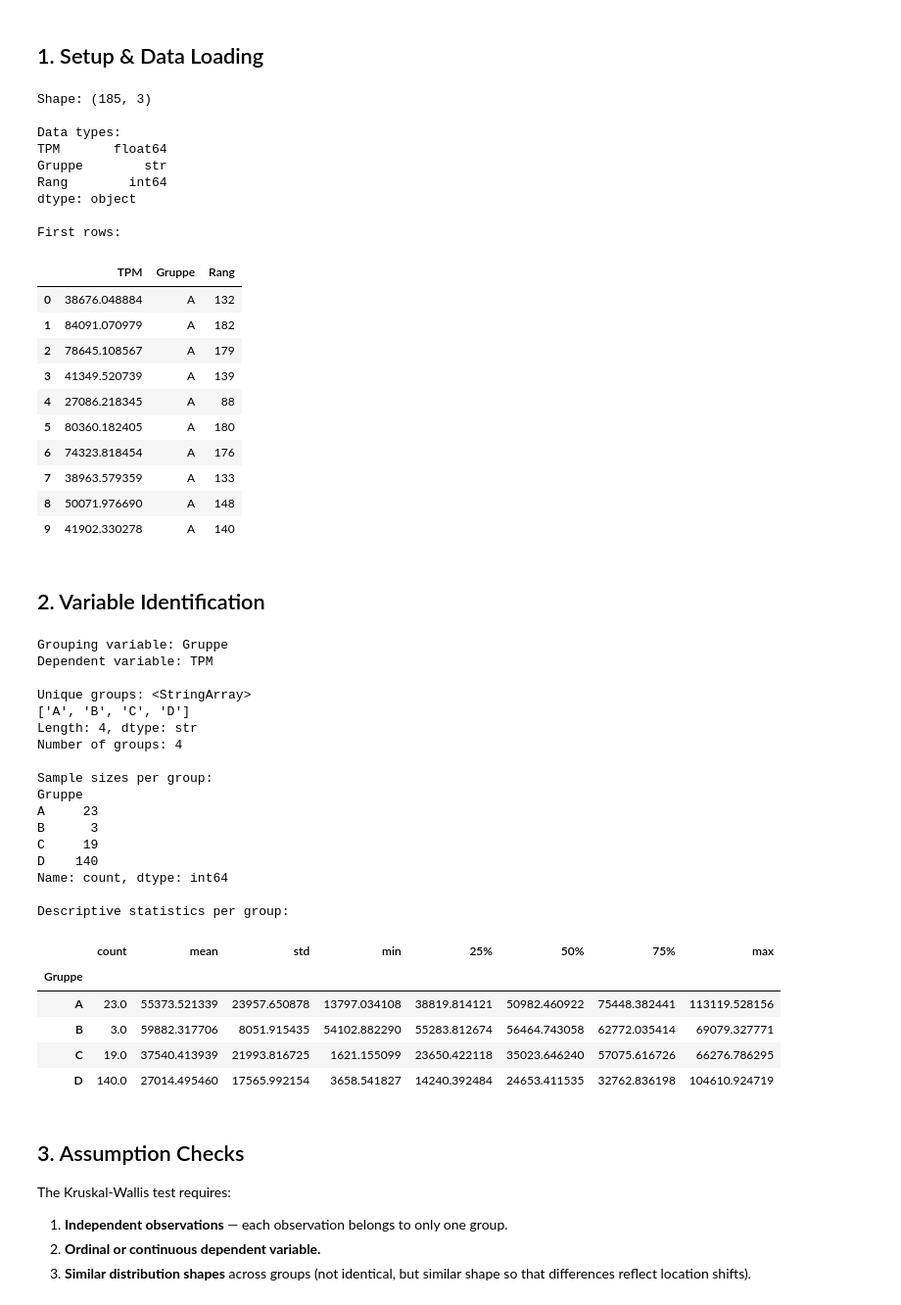
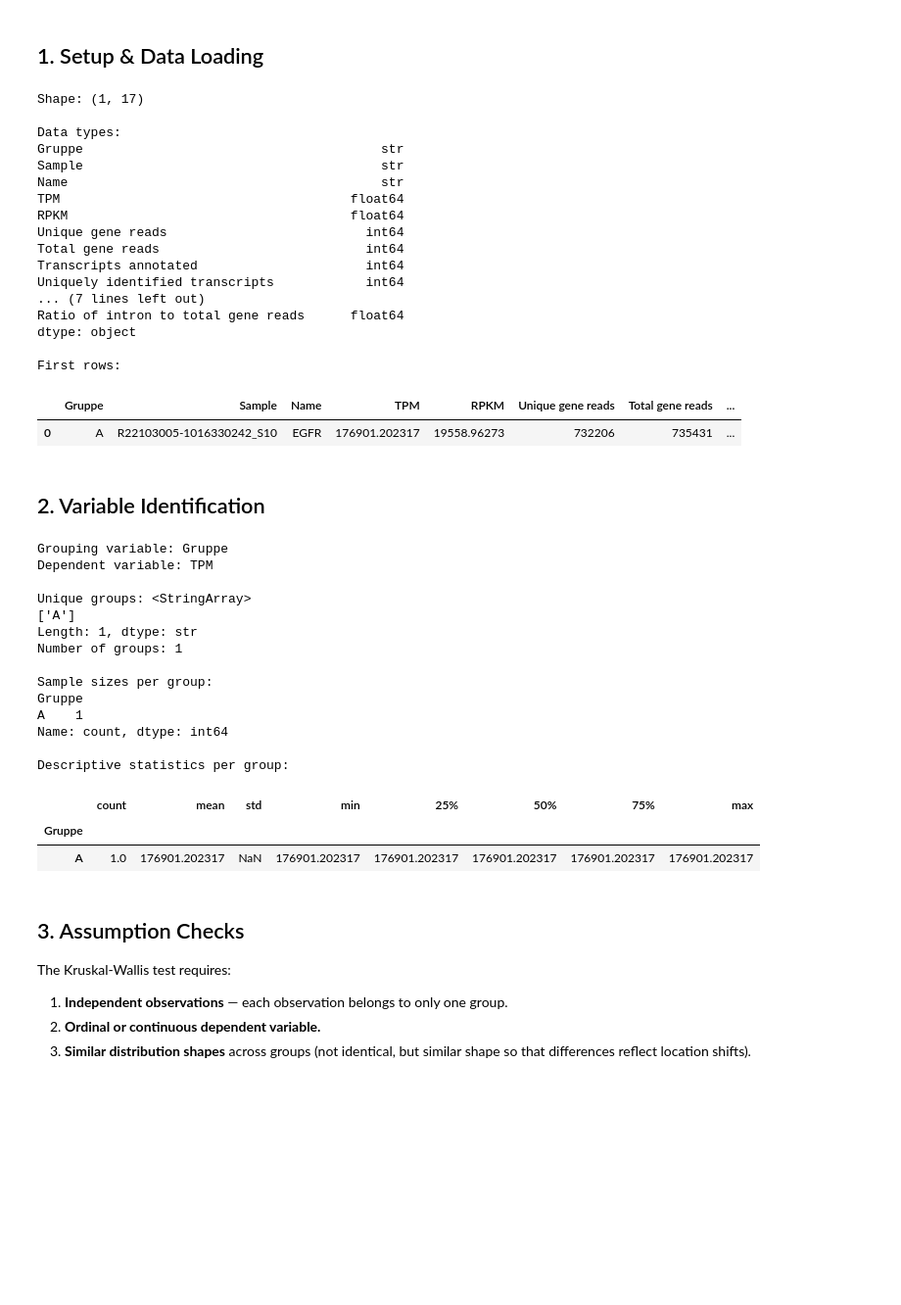
Before and after one commit to xSneaco/emilia, a Jupyter notebook: notebook/02-kruskal-wallis.ipynb, the cells around one changed output. Shown at 98% size. Drawn from its saved outputs; the diff is of its cells as text; code cells hidden in the pictures; blank space fills up the shorter version.

```diff
--- a/notebook/02-kruskal-wallis.ipynb
+++ b/notebook/02-kruskal-wallis.ipynb
@@ -7,40 +7,39 @@ Non-parametric test to determine whether there are statistically significant dif
 # %%
 import pandas as pd
 import numpy as np
 from scipy import stats
 import scikit_posthocs as sp
 import matplotlib.pyplot as plt
 import seaborn as sns
 
 sns.set_theme(style="whitegrid")
 
-df = pd.read_excel("../data/EGRF_combined.xlsx")
+df = pd.read_excel("../data/processed/EGFR_combined.xlsx")
 
 print(f"Shape: {df.shape}")
 print(f"\nData types:\n{df.dtypes}")
 print(f"\nFirst rows:")
 df.head(10)
 # %% [output]
-Shape: (185, 3)
+Shape: (1, 17)
 
 Data types:
-TPM       float64
-Gruppe        str
-Rang        int64
+Gruppe                                       str
+Sample                                       str
+Name                                         str
+TPM                                      float64
+RPKM                                     float64
+Unique gene reads                          int64
+Total gene reads                           int64
+Transcripts annotated                      int64
+Uniquely identified transcripts            int64
+... (7 lines left out)
+Ratio of intron to total gene reads      float64
 dtype: object
 
 First rows:
-|  | TPM | Gruppe | Rang |
-| 0 | 38676.048884 | A | 132 |
-| 1 | 84091.070979 | A | 182 |
-| 2 | 78645.108567 | A | 179 |
-| 3 | 41349.520739 | A | 139 |
-| 4 | 27086.218345 | A | 88 |
-| 5 | 80360.182405 | A | 180 |
-| 6 | 74323.818454 | A | 176 |
-| 7 | 38963.579359 | A | 133 |
-| 8 | 50071.976690 | A | 148 |
-| 9 | 41902.330278 | A | 140 |
+|  | Gruppe | Sample | Name | TPM | RPKM | Unique gene reads | Total gene reads | ... |
+| 0 | A | R22103005-1016330242_S10 | EGFR | 176901.202317 | 19558.96273 | 732206 | 735431 | ... |
 # %% [markdown]
 ## 2. Variable Identification
 # %%
@@ -60,25 +59,19 @@ Grouping variable: Gruppe
 Dependent variable: TPM
 
 Unique groups: <StringArray>
-['A', 'B', 'C', 'D']
-Length: 4, dtype: str
-Number of groups: 4
+['A']
+Length: 1, dtype: str
+Number of groups: 1
 
 Sample sizes per group:
 Gruppe
-A     23
-B      3
-C     19
-D    140
+A    1
 Name: count, dtype: int64
 
 Descriptive statistics per group:
 |  | count | mean | std | min | 25% | 50% | 75% | max |
 | Gruppe |  |  |  |  |  |  |  |  |
-| A | 23.0 | 55373.521339 | 23957.650878 | 13797.034108 | 38819.814121 | 50982.460922 | 75448.382441 | 113119.528156 |
-| B | 3.0 | 59882.317706 | 8051.915435 | 54102.882290 | 55283.812674 | 56464.743058 | 62772.035414 | 69079.327771 |
-| C | 19.0 | 37540.413939 | 21993.816725 | 1621.155099 | 23650.422118 | 35023.646240 | 57075.616726 | 66276.786295 |
-| D | 140.0 | 27014.495460 | 17565.992154 | 3658.541827 | 14240.392484 | 24653.411535 | 32762.836198 | 104610.924719 |
+| A | 1.0 | 176901.202317 | NaN | 176901.202317 | 176901.202317 | 176901.202317 | 176901.202317 | 176901.202317 |
 # %% [markdown]
 ## 3. Assumption Checks
 
```
Also changed, not shown: parts of 3 cells of this notebook, 2 other files.
